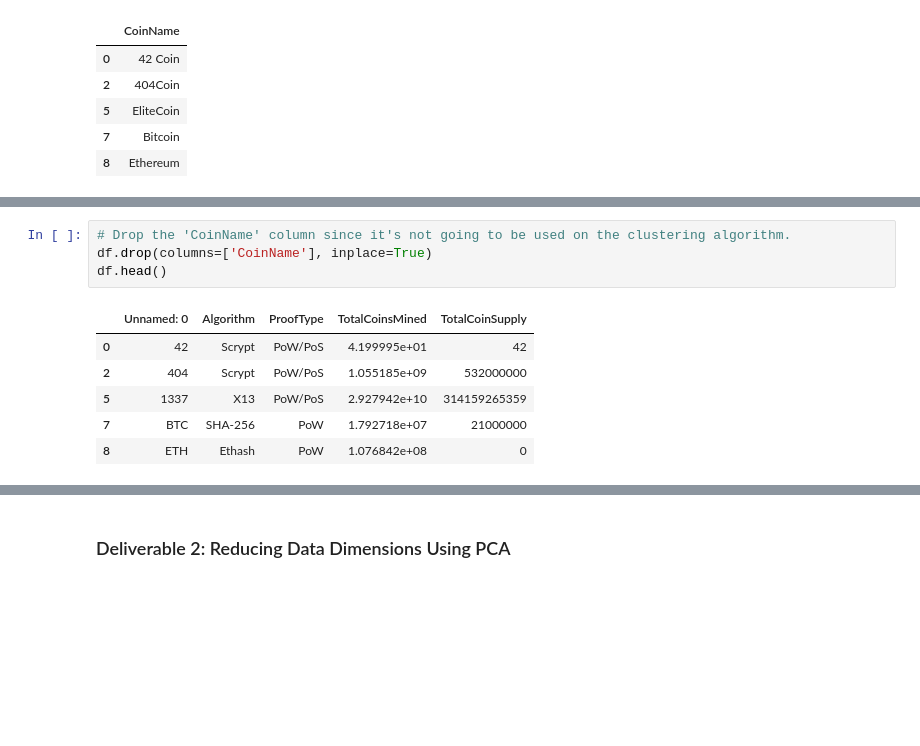
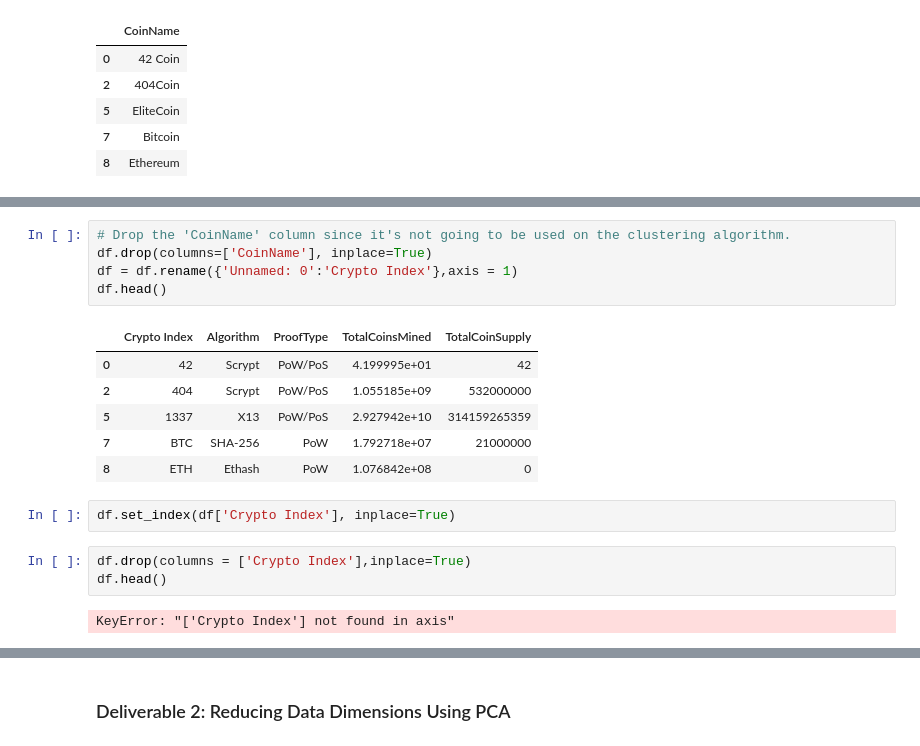
Before and after one commit to austink24/Cryptocurrencies, a Jupyter notebook: crypto_clustering.ipynb, the cells around one changed output, grey strips where cells are left out. Drawn from its saved outputs; the diff is of its cells as text; blank space fills up the shorter version.

```diff
--- a/crypto_clustering.ipynb
+++ b/crypto_clustering.ipynb
@@ -107,11 +157,19 @@ coins_name.head()
 # %%
 # Drop the 'CoinName' column since it's not going to be used on the clustering algorithm.
 df.drop(columns=['CoinName'], inplace=True)
+df = df.rename({'Unnamed: 0':'Crypto Index'},axis = 1)
 df.head()
 # %% [output]
-|  | Unnamed: 0 | Algorithm | ProofType | TotalCoinsMined | TotalCoinSupply |
+|  | Crypto Index | Algorithm | ProofType | TotalCoinsMined | TotalCoinSupply |
 | 0 | 42 | Scrypt | PoW/PoS | 4.199995e+01 | 42 |
 | 2 | 404 | Scrypt | PoW/PoS | 1.055185e+09 | 532000000 |
 | 5 | 1337 | X13 | PoW/PoS | 2.927942e+10 | 314159265359 |
 | 7 | BTC | SHA-256 | PoW | 1.792718e+07 | 21000000 |
 | 8 | ETH | Ethash | PoW | 1.076842e+08 | 0 |
+# %%
+df.set_index(df['Crypto Index'], inplace=True)
+# %%
+df.drop(columns = ['Crypto Index'],inplace=True)
+df.head()
+# %% [output]
+KeyError: "['Crypto Index'] not found in axis"
```
Also changed, not shown: parts of 15 cells of this notebook.
